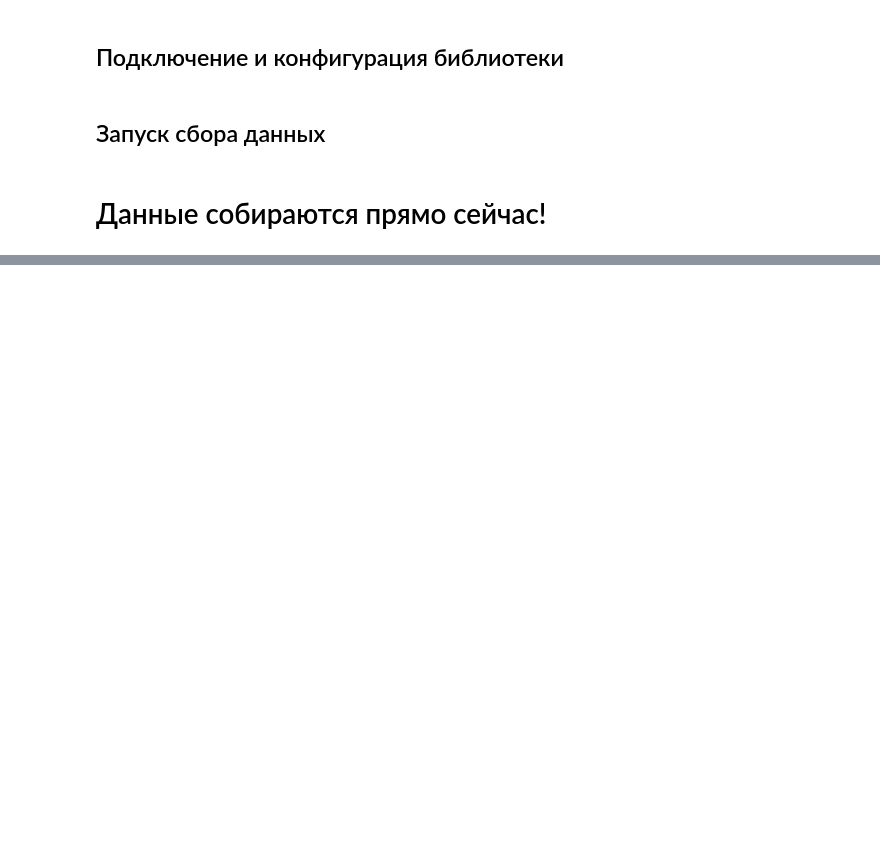
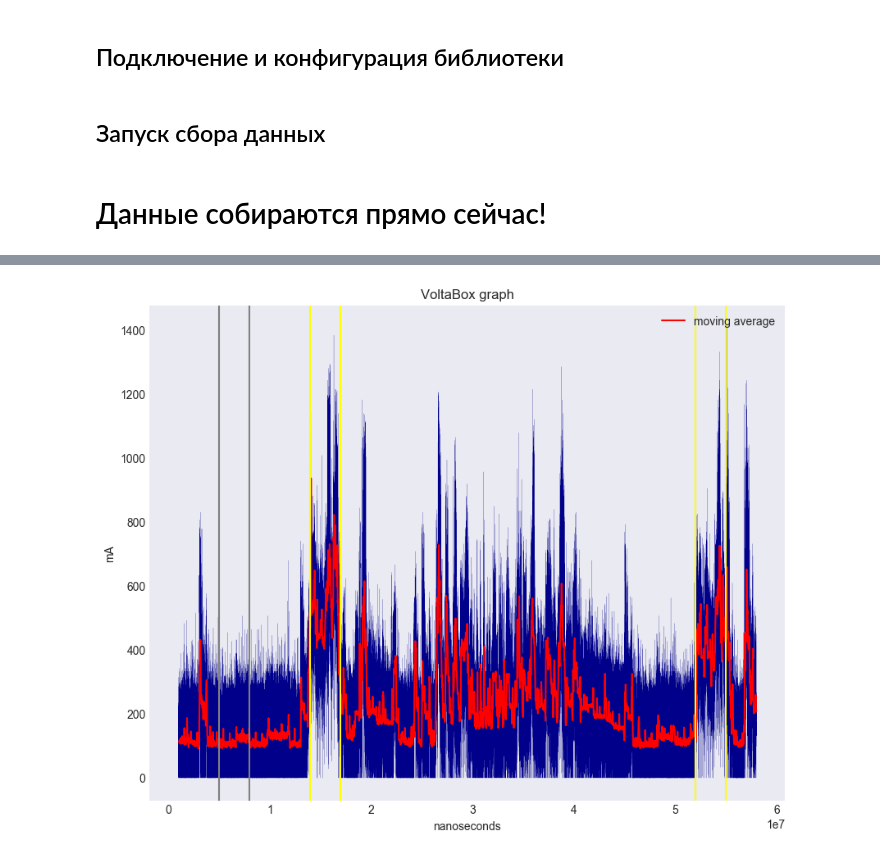
Before and after one commit to yandex-load/volta, a Jupyter notebook: TUTORIAL.ipynb, the cells around one changed output, grey strips where cells are left out. Cells and saved outputs as stored; diff of their text form; code cells hidden in the pictures; blank space fills up the shorter version.

```diff
--- a/TUTORIAL.ipynb
+++ b/TUTORIAL.ipynb
@@ -96,0 +136,15 @@ volta_box.end_test()
+# %%
+baseline_start = 5000000
+baseline_end = baseline_start + 3000000
+test1_start = 14000000
+test1_end = test1_start + 3000000
+test2_start = 52000000
+test2_end = test2_start + 3000000
+
+lines_tests = [test1_start, test1_end, test2_start, test2_end]
+lines_other = [baseline_start, baseline_end]
+
+# строим график
+draw_plot(df, lines_tests, lines_other)
+# %% [output]
+[figure, added]
```
Also changed, not shown: parts of 18 cells of this notebook.
